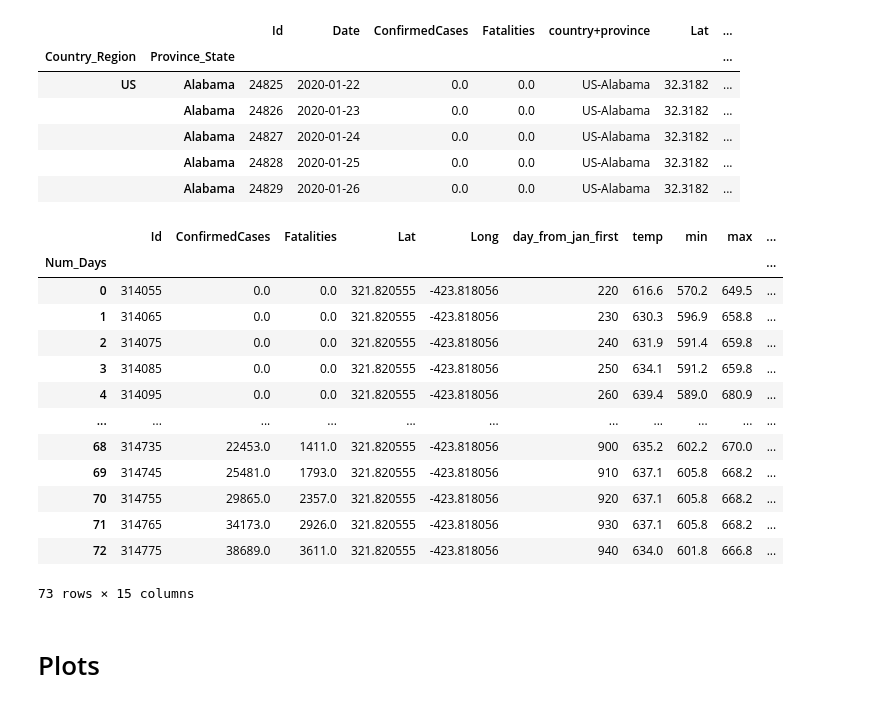
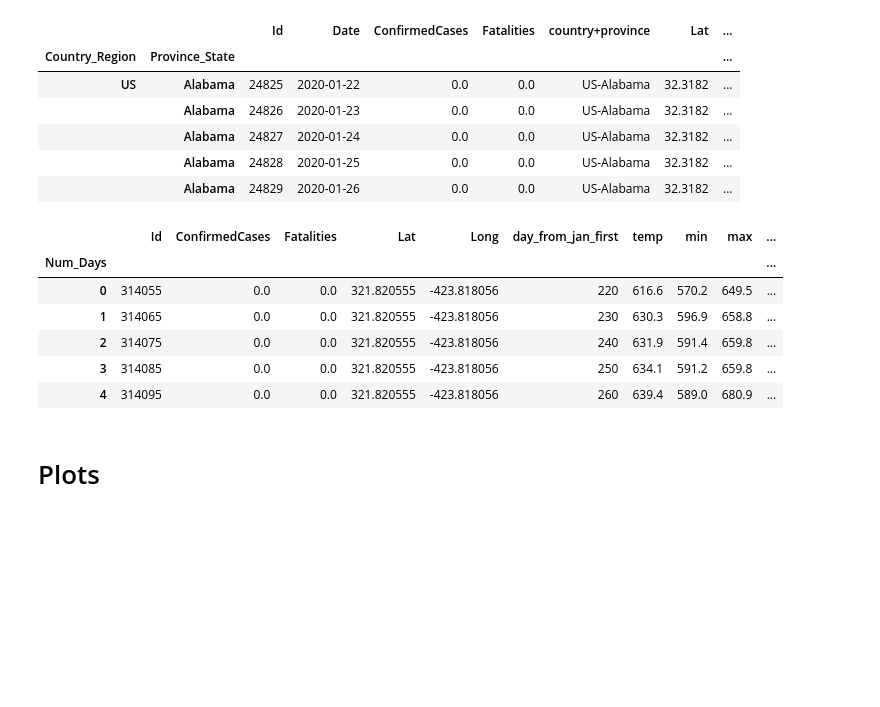
Before and after one commit to mail02ankit/covid19, a Jupyter notebook: ankit_notebook.ipynb, the cells around one changed output. Cells and saved outputs as stored; diff of their text form; code cells hidden in the pictures; blank space fills up the shorter version.

```diff
--- a/ankit_notebook.ipynb
+++ b/ankit_notebook.ipynb
@@ -10,5 +77,5 @@ import matplotlib.pyplot as plt
 # %%
-df = pd.read_csv('data/train.csv')
+# df = pd.read_csv('data/train.csv')
 df = pd.read_csv('training_data_with_weather_info_week_3.csv')
 
 df['Date'] = pd.to_datetime( df['Date']) # Convert date into datetime format
@@ -150,35 +217,30 @@ df_r.head(5)
 # %%
 def df_summed_provinces( df, CName ):
     '''
     * Sum over provices for a given country.
     * Note, output df has multilevel indexes.
     '''
     out = df.groupby( [ 'Country_Region','Num_Days']).sum()
 
     # Make hierarchical labels
     # df_r = df.groupby( ['Country_Region', 'Province_State'] )
     #df_r = df.set_index( ['Country_Region', 'Province_State'] )
+    out['Num_Days'] = out.index.get_level_values(1)
+#     out
 
     return out.loc[(CName,)]
 
 # Extract US data summed over all provices/states
 df_r = df_summed_provinces(df, 'United Kingdom')
-df_r
+df_r.head(5)
 # %% [output]
 |  | Id | ConfirmedCases | Fatalities | Lat | Long | day_from_jan_first | temp | min | max | ... |
 | Num_Days |  |  |  |  |  |  |  |  |  | ... |
 | 0 | 314055 | 0.0 | 0.0 | 321.820555 | -423.818056 | 220 | 616.6 | 570.2 | 649.5 | ... |
 | 1 | 314065 | 0.0 | 0.0 | 321.820555 | -423.818056 | 230 | 630.3 | 596.9 | 658.8 | ... |
 | 2 | 314075 | 0.0 | 0.0 | 321.820555 | -423.818056 | 240 | 631.9 | 591.4 | 659.8 | ... |
 | 3 | 314085 | 0.0 | 0.0 | 321.820555 | -423.818056 | 250 | 634.1 | 591.2 | 659.8 | ... |
 | 4 | 314095 | 0.0 | 0.0 | 321.820555 | -423.818056 | 260 | 639.4 | 589.0 | 680.9 | ... |
-| ... | ... | ... | ... | ... | ... | ... | ... | ... | ... | ... |
-| 68 | 314735 | 22453.0 | 1411.0 | 321.820555 | -423.818056 | 900 | 635.2 | 602.2 | 670.0 | ... |
-| 69 | 314745 | 25481.0 | 1793.0 | 321.820555 | -423.818056 | 910 | 637.1 | 605.8 | 668.2 | ... |
-| 70 | 314755 | 29865.0 | 2357.0 | 321.820555 | -423.818056 | 920 | 637.1 | 605.8 | 668.2 | ... |
-| 71 | 314765 | 34173.0 | 2926.0 | 321.820555 | -423.818056 | 930 | 637.1 | 605.8 | 668.2 | ... |
-| 72 | 314775 | 38689.0 | 3611.0 | 321.820555 | -423.818056 | 940 | 634.0 | 601.8 | 666.8 | ... |
-73 rows × 15 columns
 # %% [markdown]
 # Plots
 # %% [markdown]
```
Also changed, not shown: parts of 13 cells of this notebook, 1 other file.
